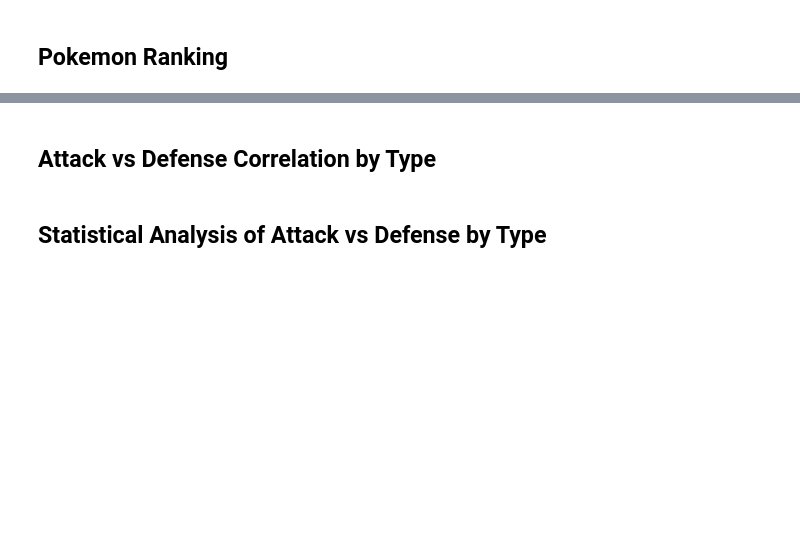
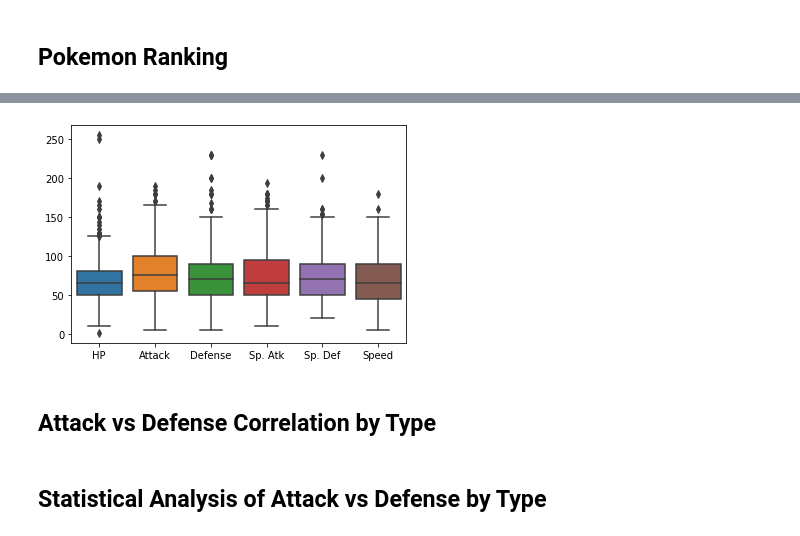
Before and after one commit to Heyitskochi/PokeAnalyzer, a Jupyter notebook: Main.ipynb, the cells around one changed output, grey strips where cells are left out. Saved outputs shown, nothing was run; the diff lists cells and outputs as text; code cells hidden in the pictures; blank space fills up the shorter version.

```diff
--- a/Main.ipynb
+++ b/Main.ipynb
@@ -11,3 +174,8 @@
+# %%
+sns.boxplot(data=stats_Pokemon_data)
+yaxis='points'
+# %% [output]
+[figure, added]
 # %% [markdown]
 ## Attack vs Defense Correlation by Type
 # %% [markdown]
```
Also changed, not shown: parts of 13 cells of this notebook.
